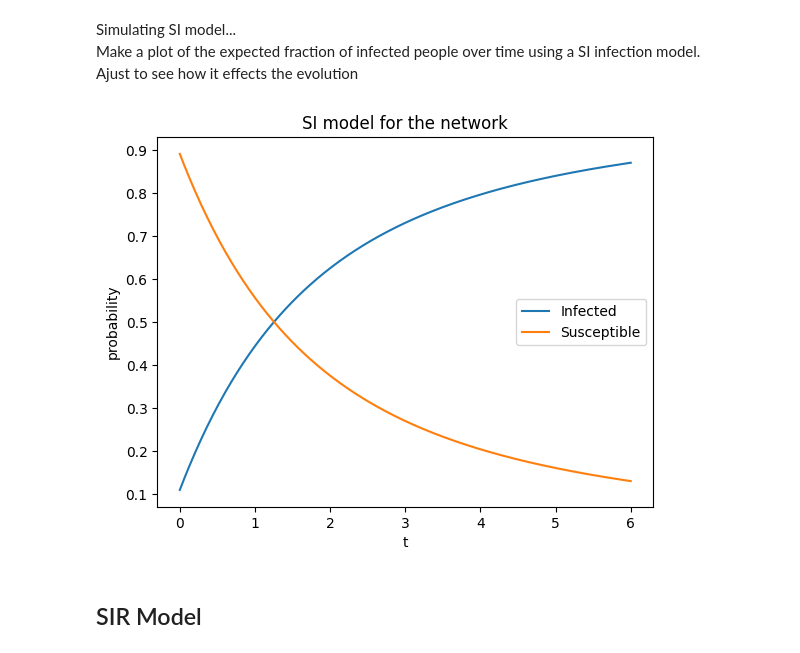
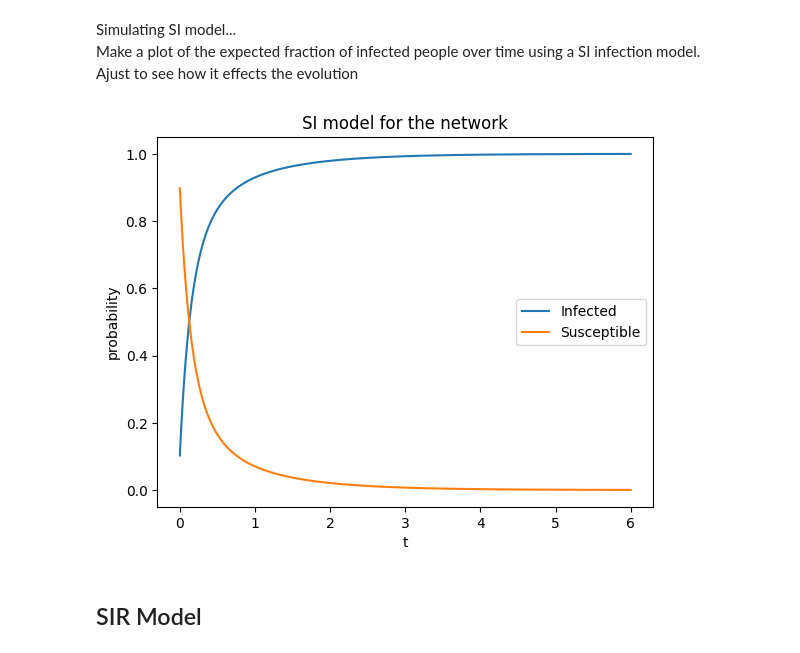
Before and after one commit to yilewang/dynamical_net_sys_class, a Jupyter notebook: lab6/lab6_yxw190015.ipynb, the cells around one changed output. Saved outputs shown, nothing was run; the diff lists cells and outputs as text; code cells hidden in the pictures.

```diff
--- a/lab6/lab6_yxw190015.ipynb
+++ b/lab6/lab6_yxw190015.ipynb
@@ -147,35 +147,35 @@ Make a plot of the expected fraction of infected people over time using a SI inf
 Ajust to see how it effects the evolution
 # %%
 # calculate the SI model for the network
-beta = 0.1
+beta = 1
 # x is the fraction of infected nodes
 # 1-x is the fraction of susceptible nodes
 
-x = ones(N)*0.1
+x = zeros(N)
 s = 1- x
 
 history_S = []
 history_I = []
 for i,t in enumerate(time):
     for xi in range(N):
         neighbours_list = [xj for xj in where(A[:,xi]>0)]
         si = 1 - x[xi]
         dxidt = sum([beta * si * A[xj, xi] for xj in neighbours_list])
         x[xi] += dxidt*dt
         s[xi] = 1 - x[xi]
     history_S.append(mean(s))
     history_I.append(mean(x))
 
 
 plt.plot(time, history_I, label = 'Infected')
 plt.plot(time, history_S, label = 'Susceptible')
 plt.xlabel('t')
 plt.ylabel('probability')
 plt.title('SI model for the network')
 plt.legend()
 plt.show()
 # %% [output]
-[figure, old version]
+[figure, new version]
 # %% [markdown]
 ## SIR Model
 # %% [markdown]
```
Also changed, not shown: parts of 2 cells of this notebook, 1 other file.
